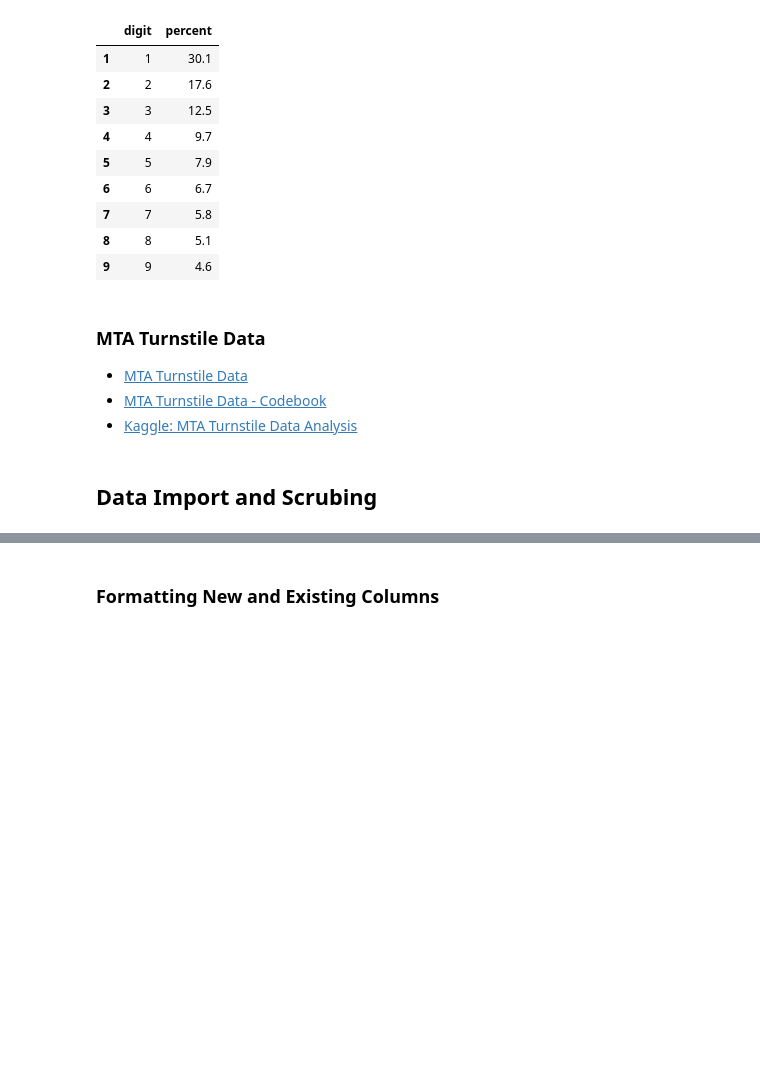
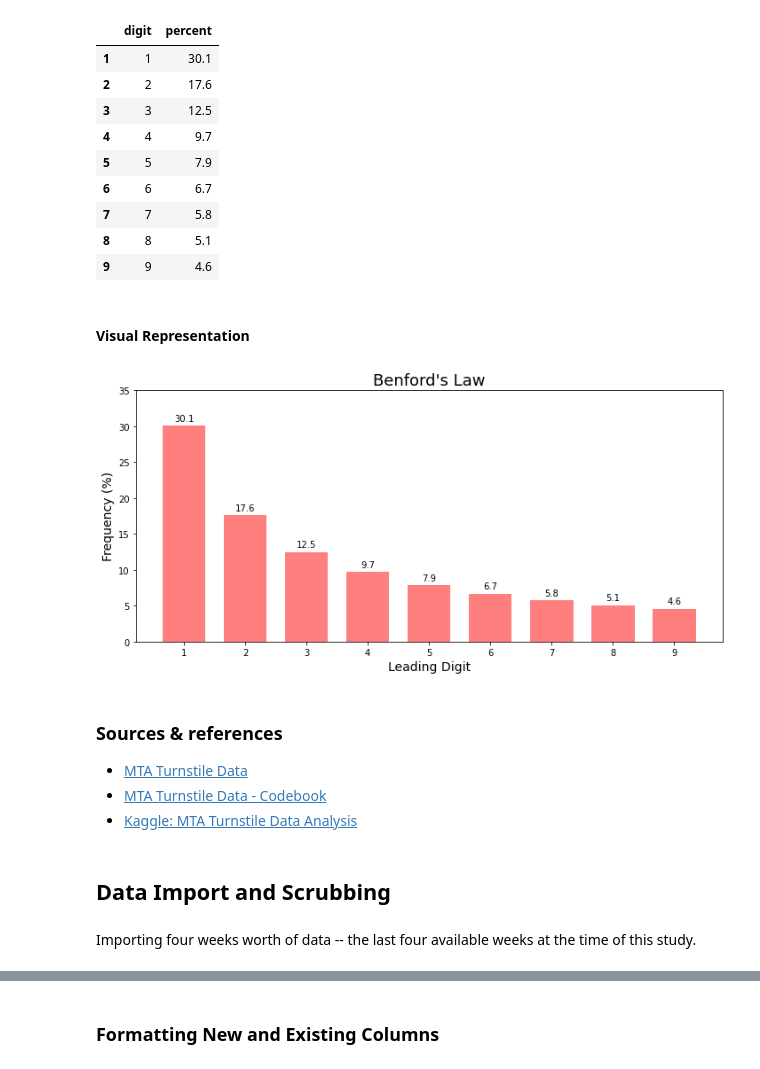
Before and after one commit to scrapfishies/mta_benfords, a Jupyter notebook: mta_benfords.ipynb, the cells around one changed output, grey strips where cells are left out. Cells and saved outputs as stored; diff of their text form; code cells hidden in the pictures; blank space fills up the shorter version.

```diff
--- a/mta_benfords.ipynb
+++ b/mta_benfords.ipynb
@@ -29,14 +41,53 @@ benfords
 | 7 | 7 | 5.8 |
 | 8 | 8 | 5.1 |
 | 9 | 9 | 4.6 |
+# %% [markdown]
+#### Visual Representation
+# %%
+digits = list(range(1, 10))
+benfords_percents = benfords['percent']
+
+x = np.arange(len(digits))  # the label locations
+width = 0.7  # the width of the bars
+
+fig, ax = plt.subplots(figsize=(10, 5))
+benford_bars = ax.bar(x, benfords_percents, width, color='red', alpha=0.5)
+
+# Add some text for labels, title and custom x-axis tick labels, etc.
+ax.set_ylabel('Frequency (%)', fontsize=14)
+ax.set_xlabel('Leading Digit', fontsize=14)
+ax.set_title("Benford's Law", fontsize=18)
+ax.set_xticks(x)
+ax.set_ylim(0, 35)
+ax.set_xticklabels(digits)
+
+def autolabel(rects):
+    """Attach a text label above each bar in *rects*, displaying its height."""
+    for rect in rects:
+        height = rect.get_height()
+        ax.annotate('{}'.format(height),
+                    xy=(rect.get_x() + rect.get_width() / 2, height),
+                    xytext=(0, 3),  # 3 points vertical offset
+                    textcoords="offset points",
+                    ha='center', va='bottom')
+
+autolabel(benford_bars)
+
+fig.tight_layout()
+
+plt.show();
+# %% [output]
+[figure, added]
 # %% [markdown]
-### MTA Turnstile Data
+### Sources & references
 
 - [MTA Turnstile Data](http://web.mta.info/developers/turnstile.html)
 - [MTA Turnstile Data - Codebook](http://web.mta.info/developers/resources/nyct/turnstile/ts_Field_Description.txt)
 - [Kaggle: MTA Turnstile Data Analysis](https://www.kaggle.com/nieyuqi/mta-turnstile-data-analysis)
 # %% [markdown]
-## Data Import and Scrubing
+## Data Import and Scrubbing
+# %% [markdown]
+Importing four weeks worth of data -- the last four available weeks at the time of this study.
 # %%
 def get_data(week_nums):
     url = "http://web.mta.info/developers/data/nyct/turnstile/turnstile_{}.txt"
```
Also changed, not shown: parts of 64 cells of this notebook.
